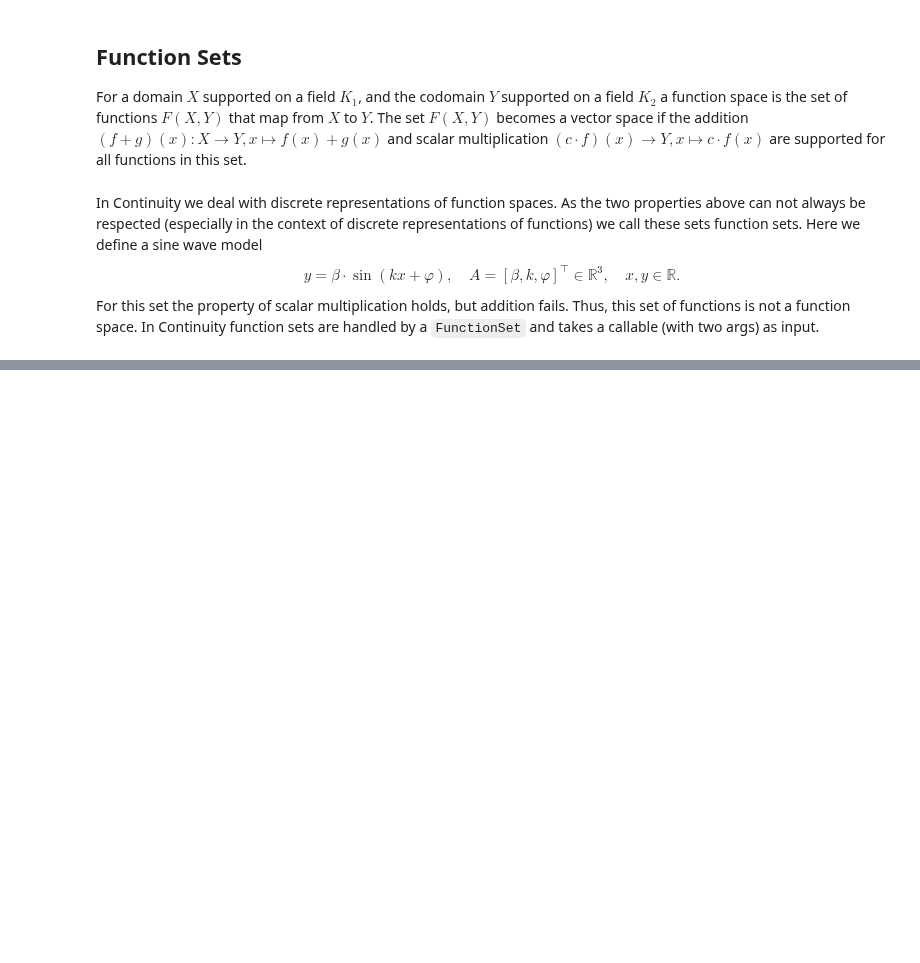
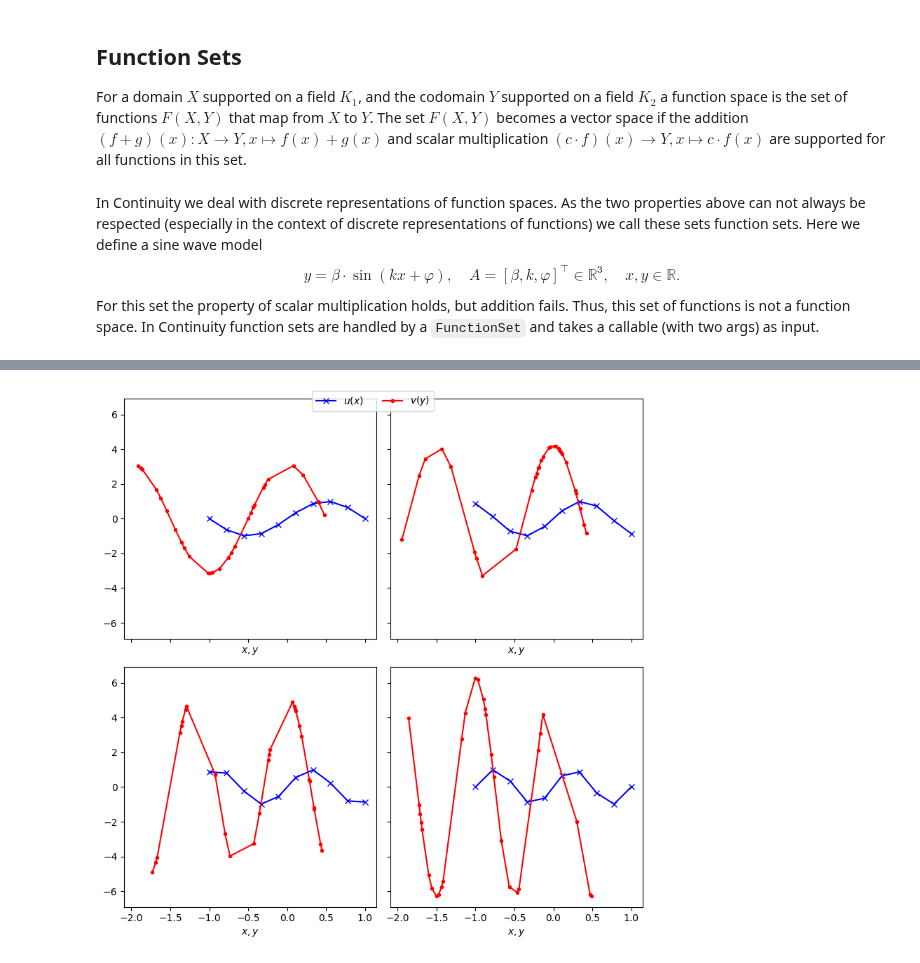
Before and after one commit to aai-institute/continuiti, a Jupyter notebook: examples/functions.ipynb, the cells around one changed output, grey strips where cells are left out. Saved outputs shown, nothing was run; the diff lists cells and outputs as text; code cells hidden in the pictures; blank space fills up the shorter version.

```diff
--- a/examples/functions.ipynb
+++ b/examples/functions.ipynb
@@ -108,0 +158,37 @@ fig.tight_layout()
+# %%
+from continuity.data.function_dataset import FunctionOperatorDataset
+
+u = FunctionSet(lambda a, xi: torch.sin(a[:, None] * xi))
+v = FunctionSet(lambda a, xi: a[:, None] * torch.cos(a[:, None] * xi))
+
+x_sampler = RegularGridSampler(torch.Tensor([-1]), torch.Tensor([1.]))
+y_sampler = UniformBoxSampler(torch.Tensor([-2]), torch.Tensor([.5]))
+parameter_sampler = RegularGridSampler(torch.Tensor([torch.pi]), torch.Tensor([2 * torch.pi]))
+
+dset = FunctionOperatorDataset(
+    input_function_set=u,
+    x_sampler=x_sampler,
+    n_sensors=10,
+    solution_function_set=v,
+    y_sampler=y_sampler,
+    n_evaluations=30,
+    p_sampler=parameter_sampler,
+    n_observations=4,
+)
+# %%
+fig, axs = plt.subplots(2, 2, figsize=(8, 8), sharex=True, sharey=True)
+
+for i, (x, u, y, v) in enumerate(dset):
+    row, col = i // 2, i % 2
+    idx = torch.argsort(y.squeeze())
+    y, v = y[idx], v[idx]
+    axs[row, col].plot(x, u, 'bx-', label="$u(x)$")
+    axs[row, col].plot(y, v, 'r.-', label=r"$v(y)$")
+    axs[row, col].set_xlabel("$x, y$")
+lines_labels = [ax.get_legend_handles_labels() for ax in axs.flatten()]
+lines, labels = [sum(lol, []) for lol in zip(*lines_labels)]
+by_label = dict(zip(labels, lines))
+fig.legend(by_label.values(), by_label.keys(), loc='upper center', ncols=2)
+fig.tight_layout()
+# %% [output]
+[figure, added]
```
Also changed, not shown: parts of 11 cells of this notebook.
